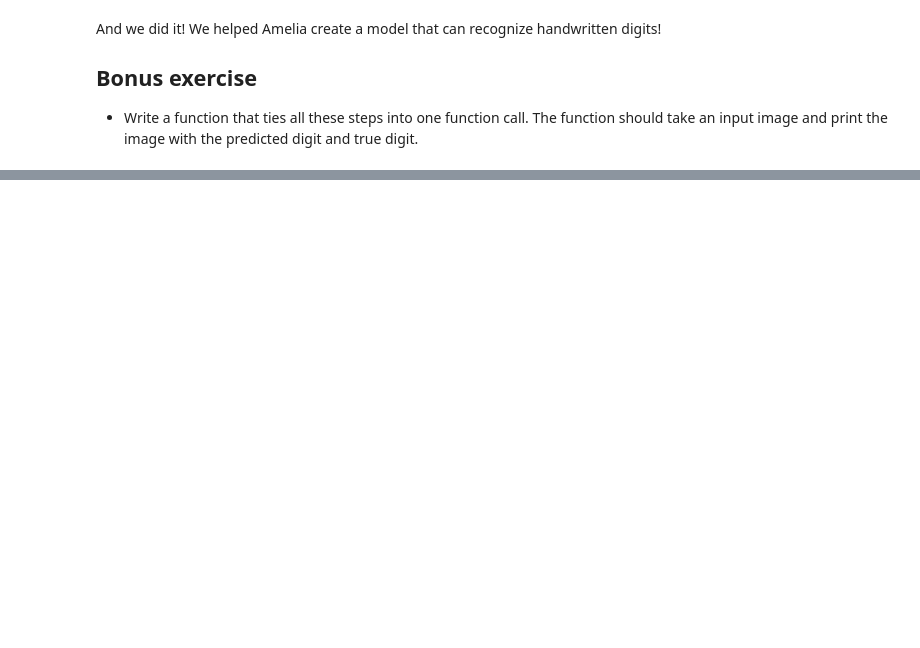
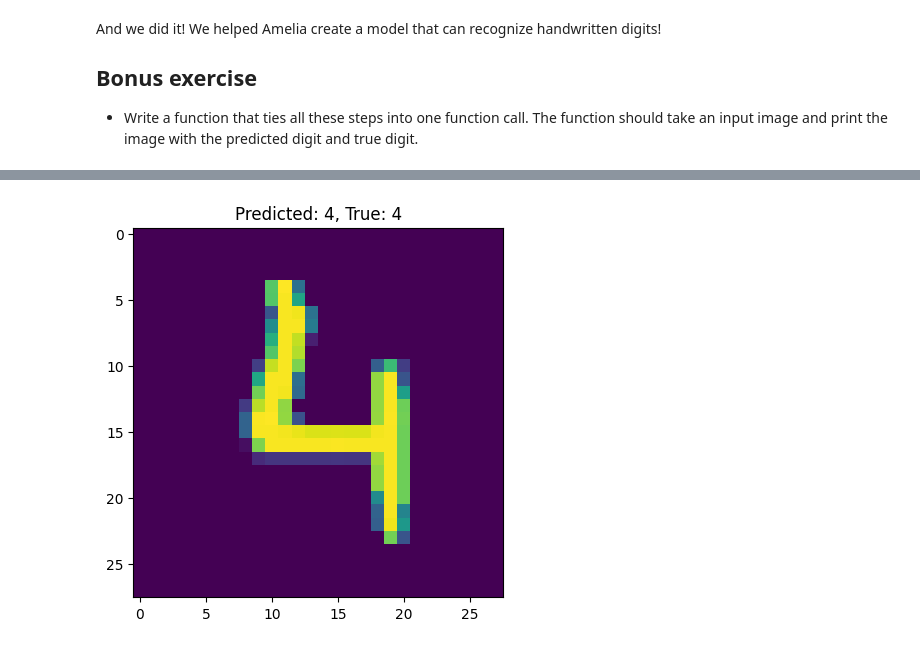
Before and after one commit to gracelowor/deep-learning-for-ai, a Jupyter notebook: 02.2_mnist_classifier.ipynb, the cells around one changed output, grey strips where cells are left out. Cells and saved outputs as stored; diff of their text form; code cells hidden in the pictures; blank space fills up the shorter version.

````diff
--- a/02.2_mnist_classifier.ipynb
+++ b/02.2_mnist_classifier.ipynb
@@ -265,6 +356,7 @@ test_image = test_image.reshape(1,28,28)
 ```
 # %%
 # Code it!
+test_image = test_image.reshape(1,28,28)
 # %% [markdown]
 Now call the model's `predict()` method, assign the output to result, and then view its contents.
 
@@ -280,3 +372,5 @@ print(result)
 ```
 # %%
 # Code it!
+result = model.predict(test_image)
+print(result)
@@ -321,3 +428,30 @@ And we did it! We helped Amelia create a model that can recognize handwritten di
 ## Bonus exercise
 
 * Write a function that ties all these steps into one function call. The function should take an input image and print the image with the predicted digit and true digit.
+# %%
+# prompt: From the previous cells, write a function that ties all these steps into one function call. The function should take an input image and print the image with the predicted digit and true digit.
+
+def predict_and_display_digit(image_index):
+  """Predicts the digit in an image and displays it with the true label.
+
+  Args:
+    image_index: The index of the image in the test dataset.
+                 The image index should be between 0 and 9999.
+  """
+  test_image = test_features[image_index]
+  test_image = test_image.reshape(1, 28, 28)
+  result = model.predict(test_image)
+  predicted_digit = result.argmax()
+  true_digit = test_labels[image_index]
+
+  plt.imshow(test_features[image_index])
+  plt.title(f"Predicted: {predicted_digit}, True: {true_digit}")
+  plt.show()
+# %%
+# Example usage:
+# Select a random number between 0 and 9999
+img_id = np.random.randint(0,9999)
+print(f"Image index: {img_id}")
+
+predict_and_display_digit(img_id)
+# %% [output]
@@ -324,3 +460,4 @@ And we did it! We helped Amelia create a model that can recognize handwritten di
+[figure, added]
 # %% [markdown]
 ## Before continuing
 ###  <img src='https://github.com/gracelowor/deep-learning-for-ai/blob/main/images/alert_icon.svg?raw=1' alt="Alert icon" width=40 align=center> Alert!
````
Also changed, not shown: parts of 22 cells of this notebook.
